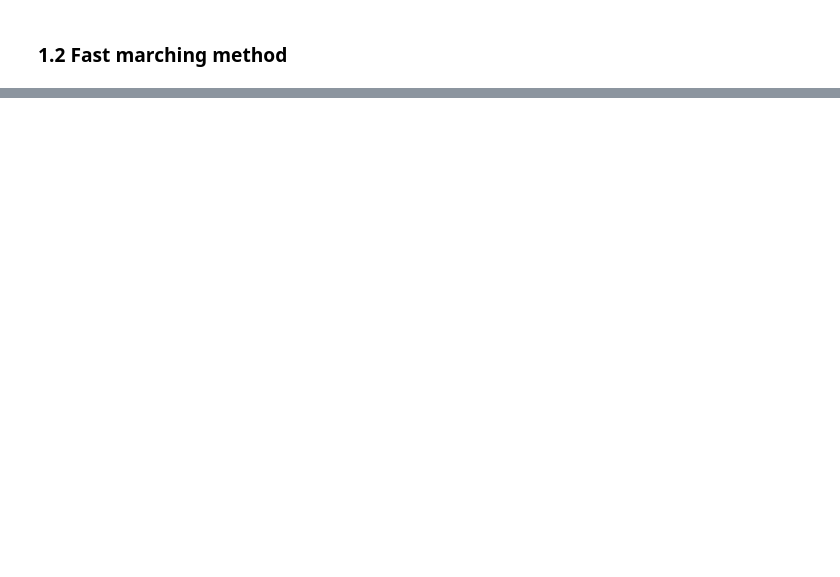
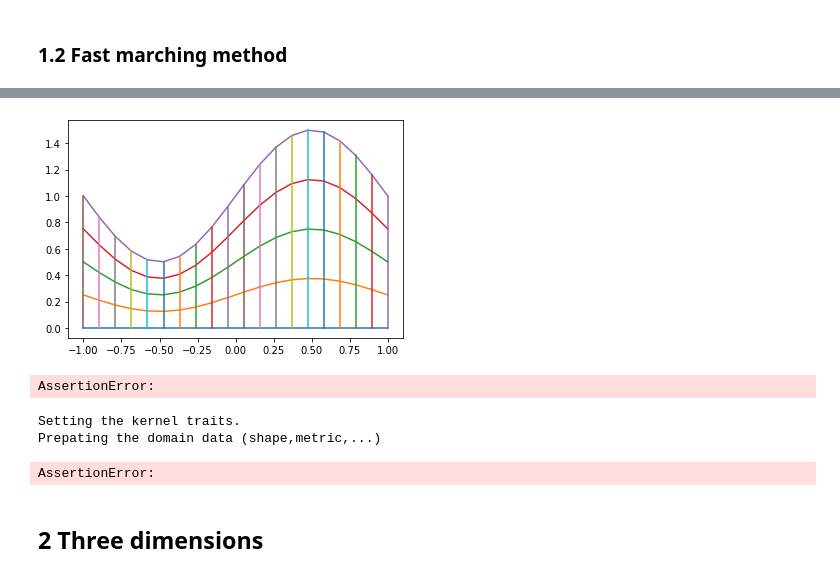
Before and after one commit to gbonnet1/AdaptiveGridDiscretizations, a Jupyter notebook: Notebooks_FMM/InPreparation/TTI.ipynb, the cells around one changed output, grey strips where cells are left out. Drawn from its saved outputs; the diff is of its cells as text; code cells hidden in the pictures; blank space fills up the shorter version.

```diff
--- a/Notebooks_FMM/InPreparation/TTI.ipynb
+++ b/Notebooks_FMM/InPreparation/TTI.ipynb
@@ -98,0 +159,9 @@ v=[0. 1.],grad=[-0.36112836  1.31741   ],lvl=2.3841858e-07
+# %%
+def h(x,z,alpha=0.5): return ad.array([x, z + alpha*z*np.sin(np.pi*x)])
+# %%
+X = np.linspace(-1,1,20)
+Z = np.linspace(0,1,5)
+for z in Z: plt.plot(*h(X,z))
+for x in X: plt.plot(*h(x+0.*Z,Z))
+# %% [output]
+[figure, added]
@@ -98,0 +187,12 @@ v=[0. 1.],grad=[-0.36112836  1.31741   ],lvl=2.3841858e-07
+# %%
+hfmIn['metric'].with_cost(1.5)
+# %% [output]
+AssertionError:
+# %%
+hfmOut = hfmIn.Run()
+# %% [output]
+Setting the kernel traits.
+Prepating the domain data (shape,metric,...)
+AssertionError:
+# %% [markdown]
+## 2 Three dimensions
```
Also changed, not shown: parts of 42 cells of this notebook, 1 other file.
